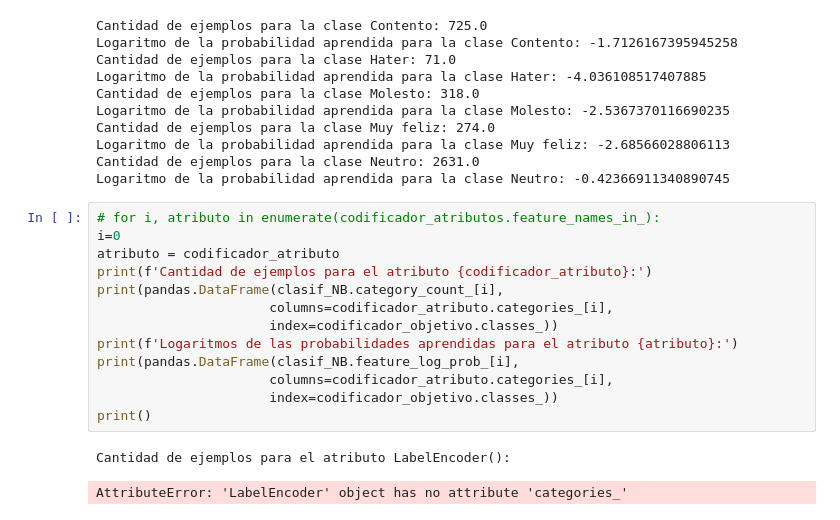
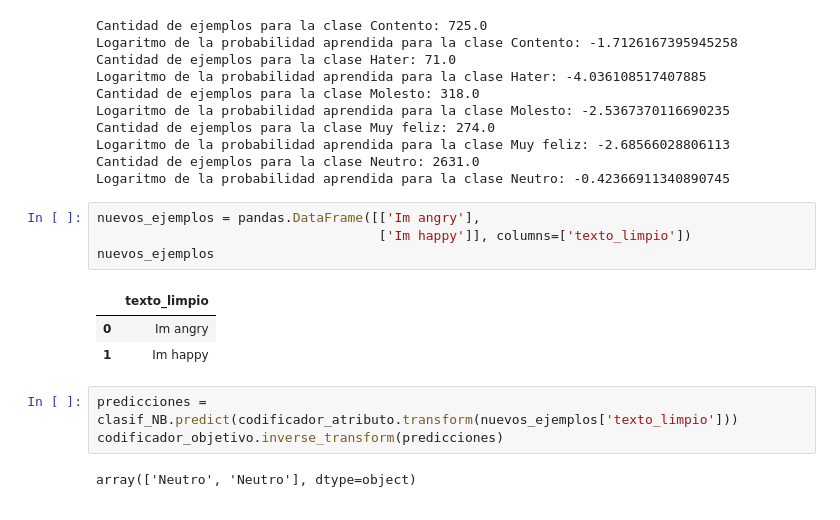
Before and after one commit to Alejandrocg024/analisis-sentimientos-ia, a Jupyter notebook: Proyecto.ipynb, the cells around one changed output. Drawn from its saved outputs; the diff is of its cells as text.

```diff
--- a/Proyecto.ipynb
+++ b/Proyecto.ipynb
@@ -255,19 +252,16 @@ Cantidad de ejemplos para la clase Muy feliz: 274.0
 Logaritmo de la probabilidad aprendida para la clase Muy feliz: -2.68566028806113
 Cantidad de ejemplos para la clase Neutro: 2631.0
 Logaritmo de la probabilidad aprendida para la clase Neutro: -0.42366911340890745
-# %%
-# for i, atributo in enumerate(codificador_atributos.feature_names_in_):
-i=0
-atributo = codificador_atributo
-print(f'Cantidad de ejemplos para el atributo {codificador_atributo}:')
-print(pandas.DataFrame(clasif_NB.category_count_[i],
-                      columns=codificador_atributo.categories_[i],
-                      index=codificador_objetivo.classes_))
-print(f'Logaritmos de las probabilidades aprendidas para el atributo {atributo}:')
-print(pandas.DataFrame(clasif_NB.feature_log_prob_[i],
-                      columns=codificador_atributo.categories_[i],
-                      index=codificador_objetivo.classes_))
-print()
-# %% [output]
-Cantidad de ejemplos para el atributo LabelEncoder():
-AttributeError: 'LabelEncoder' object has no attribute 'categories_'
+# %%
+nuevos_ejemplos = pandas.DataFrame([['Im angry'],
+                                    ['Im happy']], columns=['texto_limpio'])
+nuevos_ejemplos
+# %% [output]
+|  | texto_limpio |
+| 0 | Im angry |
+| 1 | Im happy |
+# %%
+predicciones = clasif_NB.predict(codificador_atributo.transform(nuevos_ejemplos['texto_limpio']))
+codificador_objetivo.inverse_transform(predicciones)
+# %% [output]
+array(['Neutro', 'Neutro'], dtype=object)
```
Also changed, not shown: parts of 15 cells of this notebook.
